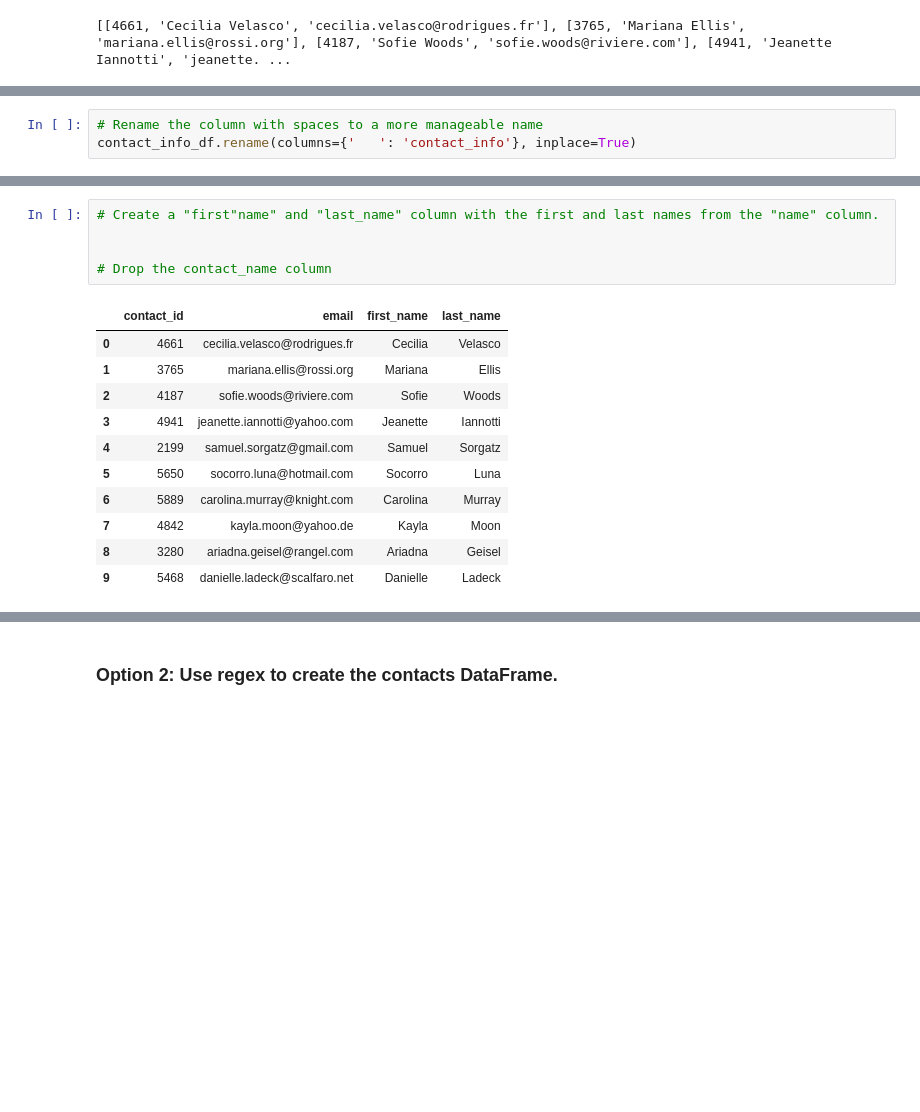
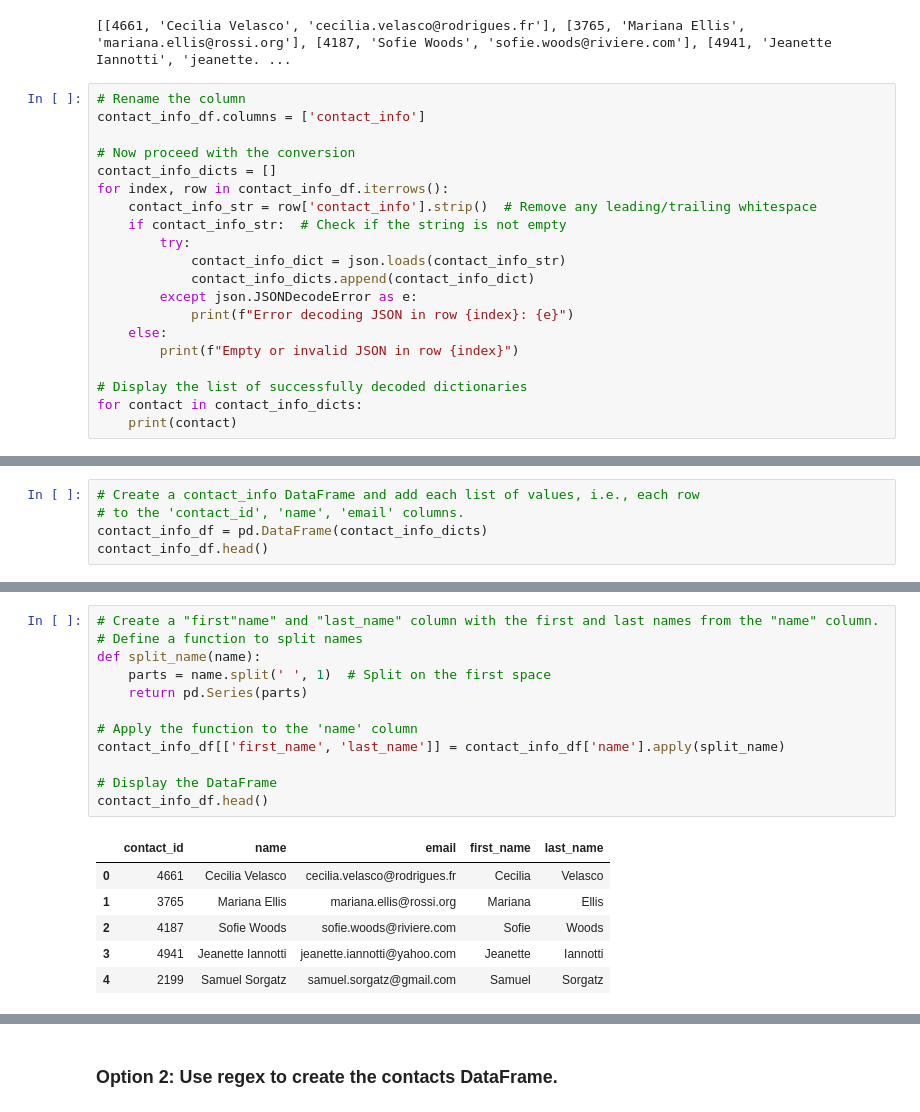
Before and after one commit to JiahuiDu1015/Crowdfunding_ETL, a Jupyter notebook: ETL_Mini_Project_JiahuiDu.ipynb, the cells around one changed output, grey strips where cells are left out. Drawn from its saved outputs; the diff is of its cells as text; blank space fills up the shorter version.

```diff
--- a/ETL_Mini_Project_JiahuiDu.ipynb
+++ b/ETL_Mini_Project_JiahuiDu.ipynb
@@ -366,3 +344,23 @@ dict_values = []
 print(dict_values)
 # %% [output]
 [[4661, 'Cecilia Velasco', 'cecilia.velasco@rodrigues.fr'], [3765, 'Mariana Ellis', 'mariana.ellis@rossi.org'], [4187, 'Sofie Woods', 'sofie.woods@riviere.com'], [4941, 'Jeanette Iannotti', 'jeanette. ...
+# %%
+# Rename the column
+contact_info_df.columns = ['contact_info']
+
+# Now proceed with the conversion
+contact_info_dicts = []
+for index, row in contact_info_df.iterrows():
+    contact_info_str = row['contact_info'].strip()  # Remove any leading/trailing whitespace
+    if contact_info_str:  # Check if the string is not empty
+        try:
+            contact_info_dict = json.loads(contact_info_str)
+            contact_info_dicts.append(contact_info_dict)
+        except json.JSONDecodeError as e:
+            print(f"Error decoding JSON in row {index}: {e}")
+    else:
+        print(f"Empty or invalid JSON in row {index}")
+
+# Display the list of successfully decoded dictionaries
+for contact in contact_info_dicts:
+    print(contact)
@@ -368,0 +410,5 @@ print(dict_values)
+# %%
+# Create a contact_info DataFrame and add each list of values, i.e., each row
+# to the 'contact_id', 'name', 'email' columns.
+contact_info_df = pd.DataFrame(contact_info_dicts)
+contact_info_df.head()
@@ -374,3 +435,0 @@ Columns in DataFrame: Index(['contact_info'], dtype='object')
-# %%
-# Rename the column with spaces to a more manageable name
-contact_info_df.rename(columns={'   ': 'contact_info'}, inplace=True)
@@ -462,17 +436,19 @@ memory usage: 23.6+ KB
 # %%
 # Create a "first"name" and "last_name" column with the first and last names from the "name" column.
+# Define a function to split names
+def split_name(name):
+    parts = name.split(' ', 1)  # Split on the first space
+    return pd.Series(parts)
 
+# Apply the function to the 'name' column
+contact_info_df[['first_name', 'last_name']] = contact_info_df['name'].apply(split_name)
 
-# Drop the contact_name column
+# Display the DataFrame
+contact_info_df.head()
 # %% [output]
-|  | contact_id | email | first_name | last_name |
-| 0 | 4661 | cecilia.velasco@rodrigues.fr | Cecilia | Velasco |
-| 1 | 3765 | mariana.ellis@rossi.org | Mariana | Ellis |
-| 2 | 4187 | sofie.woods@riviere.com | Sofie | Woods |
-| 3 | 4941 | jeanette.iannotti@yahoo.com | Jeanette | Iannotti |
-| 4 | 2199 | samuel.sorgatz@gmail.com | Samuel | Sorgatz |
-| 5 | 5650 | socorro.luna@hotmail.com | Socorro | Luna |
-| 6 | 5889 | carolina.murray@knight.com | Carolina | Murray |
-| 7 | 4842 | kayla.moon@yahoo.de | Kayla | Moon |
-| 8 | 3280 | ariadna.geisel@rangel.com | Ariadna | Geisel |
-| 9 | 5468 | danielle.ladeck@scalfaro.net | Danielle | Ladeck |
+|  | contact_id | name | email | first_name | last_name |
+| 0 | 4661 | Cecilia Velasco | cecilia.velasco@rodrigues.fr | Cecilia | Velasco |
+| 1 | 3765 | Mariana Ellis | mariana.ellis@rossi.org | Mariana | Ellis |
+| 2 | 4187 | Sofie Woods | sofie.woods@riviere.com | Sofie | Woods |
+| 3 | 4941 | Jeanette Iannotti | jeanette.iannotti@yahoo.com | Jeanette | Iannotti |
+| 4 | 2199 | Samuel Sorgatz | samuel.sorgatz@gmail.com | Samuel | Sorgatz |
```
Also changed, not shown: parts of 30 cells of this notebook, 6 other files.
